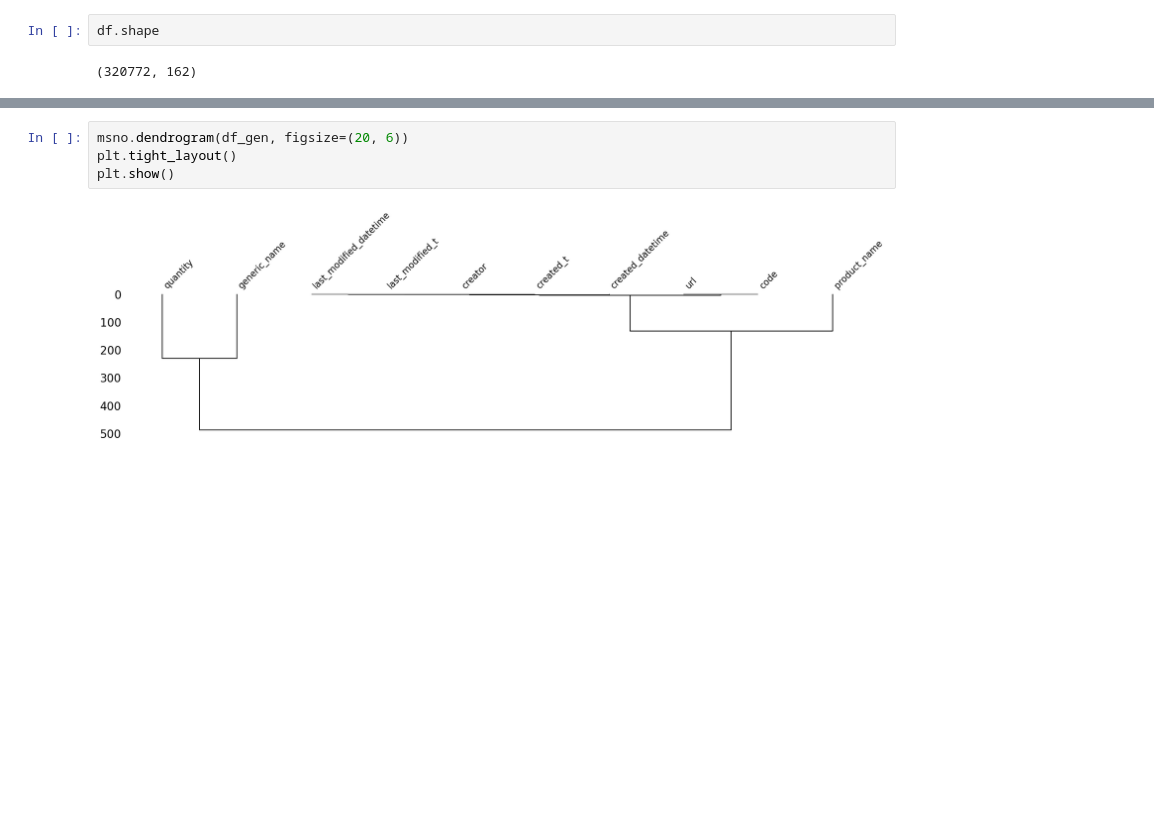
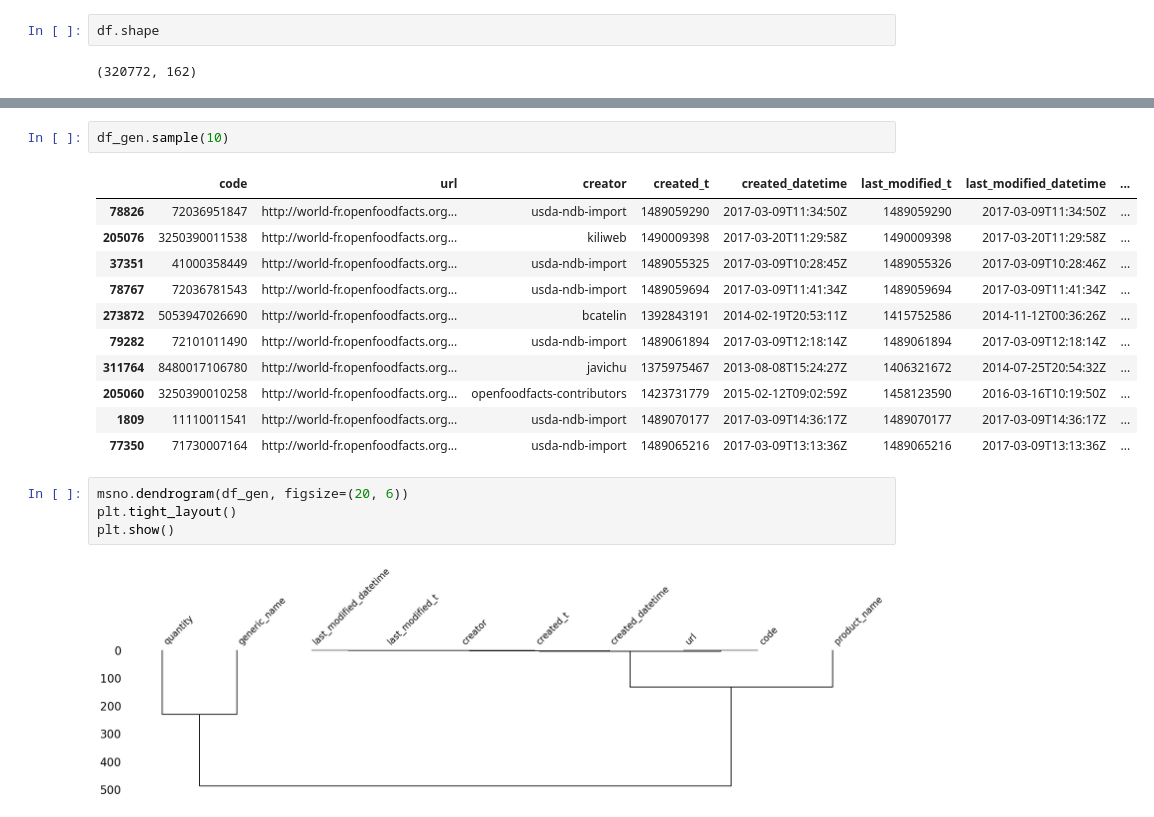
Before and after one commit to vicmcl/open_food_facts, a Jupyter notebook: src/notebook.ipynb, the cells around one changed output, grey strips where cells are left out. Saved outputs shown, nothing was run; the diff lists cells and outputs as text; blank space fills up the shorter version.

```diff
--- a/src/notebook.ipynb
+++ b/src/notebook.ipynb
@@ -60,3 +74,17 @@ df_nutrition = df.iloc[:, 54:]
+# %%
+df_gen.sample(10)
+# %% [output]
+|  | code | url | creator | created_t | created_datetime | last_modified_t | last_modified_datetime | ... |
+| 78826 | 72036951847 | http://world-fr.openfoodfacts.org... | usda-ndb-import | 1489059290 | 2017-03-09T11:34:50Z | 1489059290 | 2017-03-09T11:34:50Z | ... |
+| 205076 | 3250390011538 | http://world-fr.openfoodfacts.org... | kiliweb | 1490009398 | 2017-03-20T11:29:58Z | 1490009398 | 2017-03-20T11:29:58Z | ... |
+| 37351 | 41000358449 | http://world-fr.openfoodfacts.org... | usda-ndb-import | 1489055325 | 2017-03-09T10:28:45Z | 1489055326 | 2017-03-09T10:28:46Z | ... |
+| 78767 | 72036781543 | http://world-fr.openfoodfacts.org... | usda-ndb-import | 1489059694 | 2017-03-09T11:41:34Z | 1489059694 | 2017-03-09T11:41:34Z | ... |
+| 273872 | 5053947026690 | http://world-fr.openfoodfacts.org... | bcatelin | 1392843191 | 2014-02-19T20:53:11Z | 1415752586 | 2014-11-12T00:36:26Z | ... |
+| 79282 | 72101011490 | http://world-fr.openfoodfacts.org... | usda-ndb-import | 1489061894 | 2017-03-09T12:18:14Z | 1489061894 | 2017-03-09T12:18:14Z | ... |
+| 311764 | 8480017106780 | http://world-fr.openfoodfacts.org... | javichu | 1375975467 | 2013-08-08T15:24:27Z | 1406321672 | 2014-07-25T20:54:32Z | ... |
+| 205060 | 3250390010258 | http://world-fr.openfoodfacts.org... | openfoodfacts-contributors | 1423731779 | 2015-02-12T09:02:59Z | 1458123590 | 2016-03-16T10:19:50Z | ... |
+| 1809 | 11110011541 | http://world-fr.openfoodfacts.org... | usda-ndb-import | 1489070177 | 2017-03-09T14:36:17Z | 1489070177 | 2017-03-09T14:36:17Z | ... |
+| 77350 | 71730007164 | http://world-fr.openfoodfacts.org... | usda-ndb-import | 1489065216 | 2017-03-09T13:13:36Z | 1489065216 | 2017-03-09T13:13:36Z | ... |
 # %%
 msno.dendrogram(df_gen, figsize=(20, 6))
 plt.tight_layout()
```
Also changed, not shown: parts of 14 cells of this notebook.
